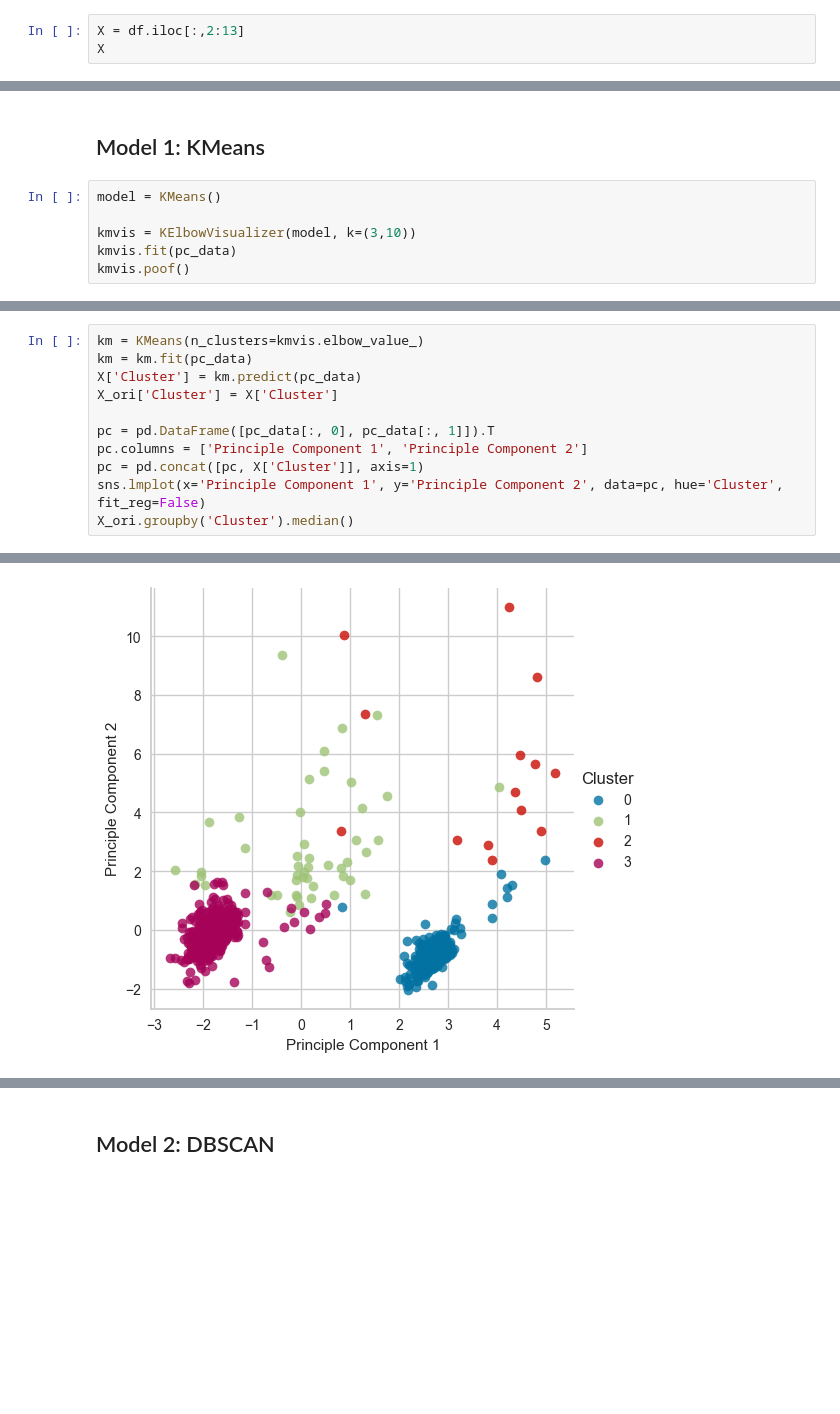
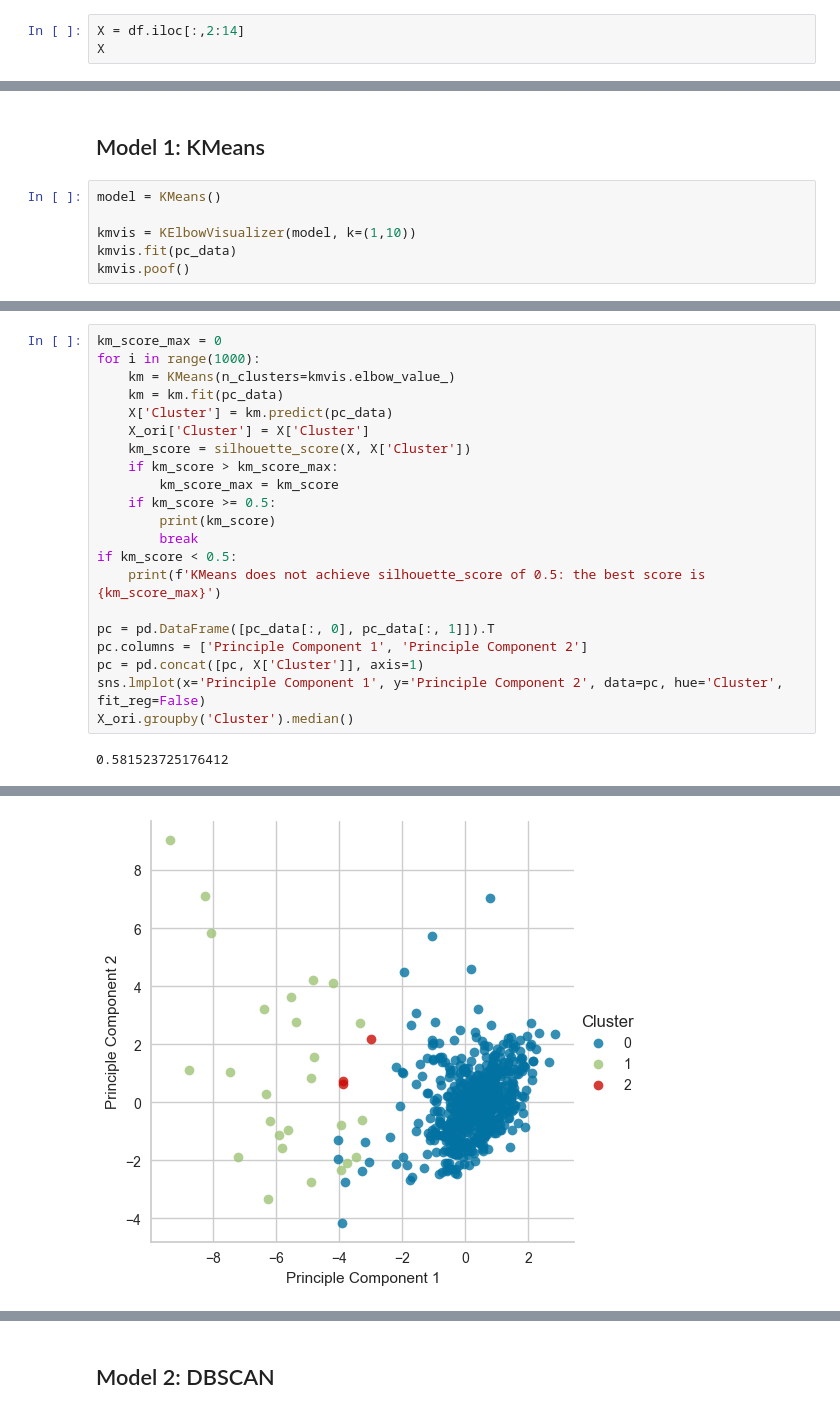
Before and after one commit to rojpa/hcv-clustering, a Jupyter notebook: hcv-clustering.ipynb, the cells around one changed output, grey strips where cells are left out. Cells and saved outputs as stored; diff of their text form; blank space fills up the shorter version.

```diff
--- a/hcv-clustering.ipynb
+++ b/hcv-clustering.ipynb
@@ -127,6 +127,6 @@ memory usage: 62.6+ KB
 # %% [markdown]
 ## Data Cleaning and Feature Engineering
 # %%
-X = df.iloc[:,2:13]
+X = df.iloc[:,2:14]
 X
 # %% [output]
@@ -202,7 +207,7 @@ pd.DataFrame(pc_data, columns=[f'Comp {i}' for i in range(pc_data.shape[1])]).he
 # %%
 model = KMeans()
 
-kmvis = KElbowVisualizer(model, k=(3,10))
+kmvis = KElbowVisualizer(model, k=(1,10))
 kmvis.fit(pc_data)
 kmvis.poof()
 # %% [output]
@@ -210,9 +215,19 @@ kmvis.poof()
 <Axes: title={'center': 'Distortion Score Elbow for KMeans Clustering'}, xlabel='k', ylabel='distortion score'>
 # %%
-km = KMeans(n_clusters=kmvis.elbow_value_)
-km = km.fit(pc_data)
-X['Cluster'] = km.predict(pc_data)
-X_ori['Cluster'] = X['Cluster']
+km_score_max = 0
+for i in range(1000):
+    km = KMeans(n_clusters=kmvis.elbow_value_)
+    km = km.fit(pc_data)
+    X['Cluster'] = km.predict(pc_data)
+    X_ori['Cluster'] = X['Cluster']
+    km_score = silhouette_score(X, X['Cluster'])
+    if km_score > km_score_max:
+        km_score_max = km_score
+    if km_score >= 0.5:
+        print(km_score)
+        break
+if km_score < 0.5:
+    print(f'KMeans does not achieve silhouette_score of 0.5: the best score is {km_score_max}')
 
 pc = pd.DataFrame([pc_data[:, 0], pc_data[:, 1]]).T
 pc.columns = ['Principle Component 1', 'Principle Component 2']
@@ -220,3 +235,4 @@ pc = pd.concat([pc, X['Cluster']], axis=1)
 sns.lmplot(x='Principle Component 1', y='Principle Component 2', data=pc, hue='Cluster', fit_reg=False)
 X_ori.groupby('Cluster').median()
 # %% [output]
+0.581523725176412
@@ -229 +244 @@ X_ori.groupby('Cluster').median()
-[figure, old version]
+[figure, new version]
```
Also changed, not shown: parts of 13 cells of this notebook.
